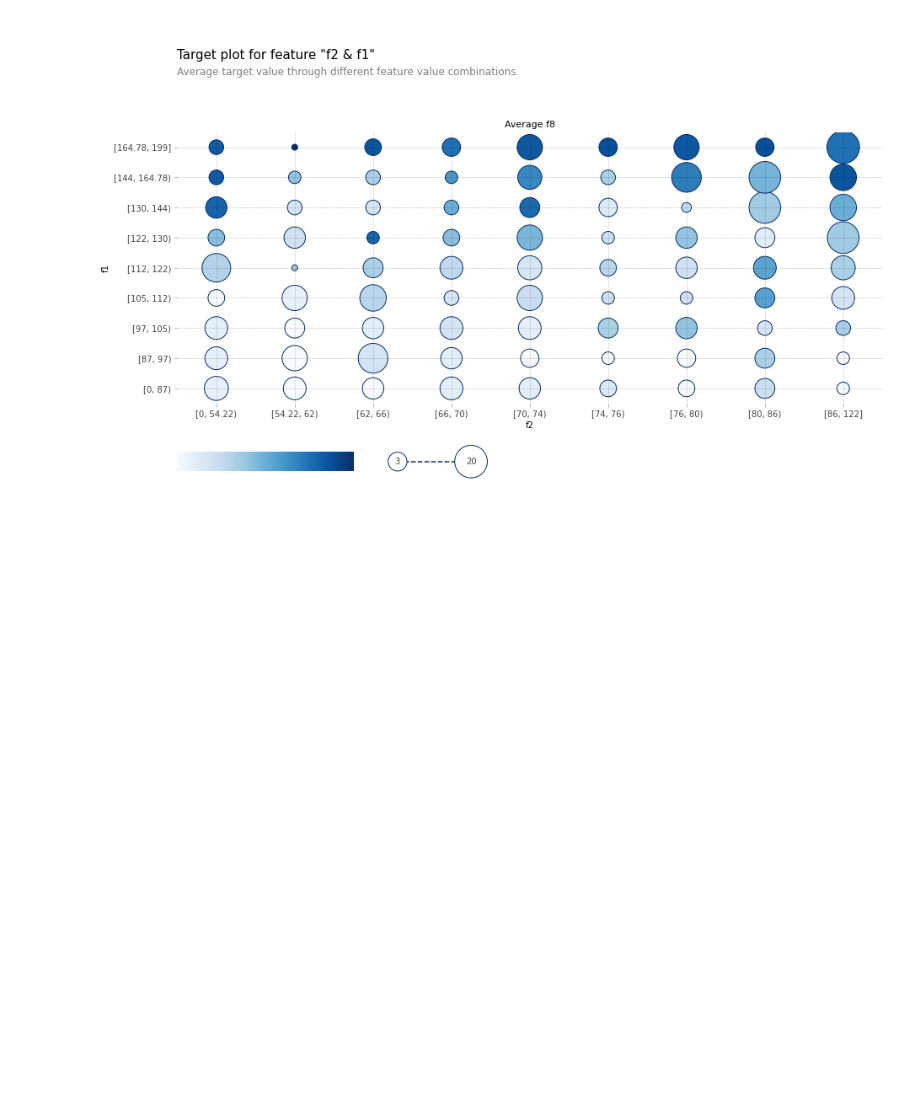
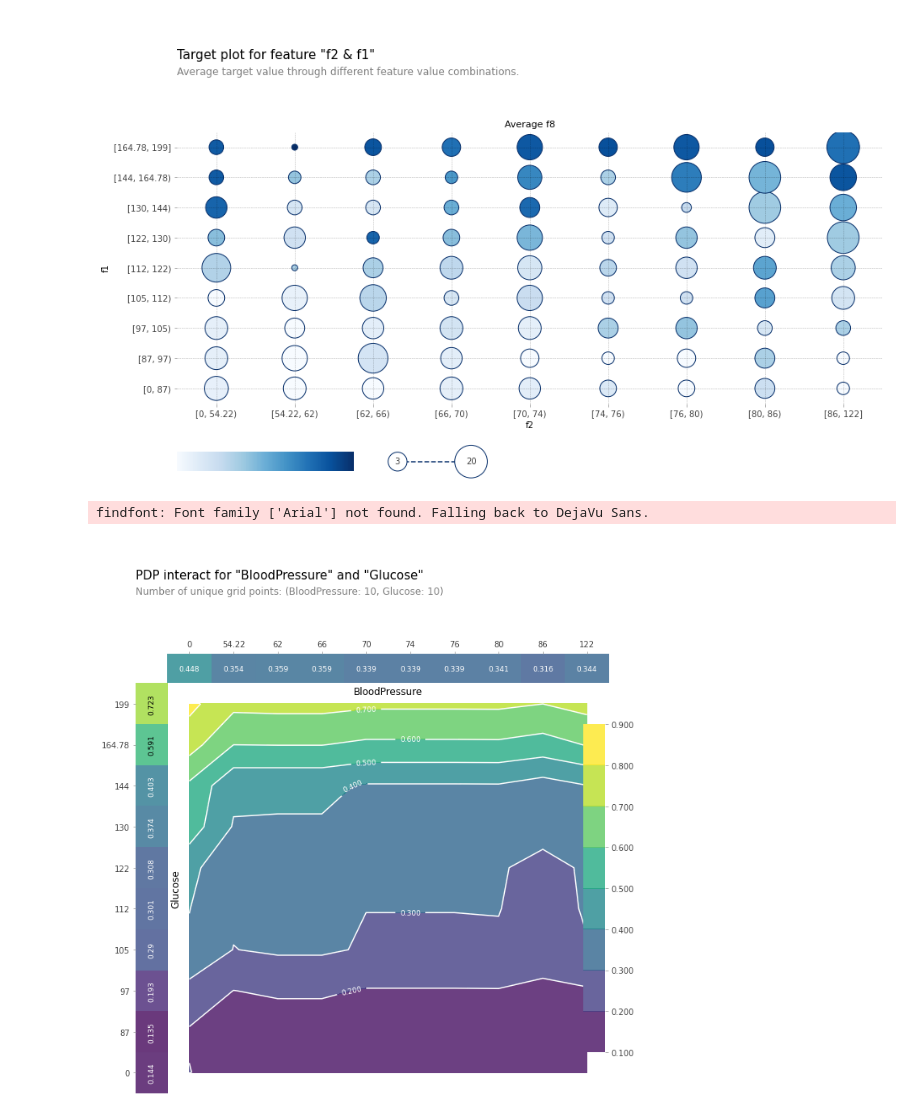
Before and after one commit to hhc703/XAI, a Jupyter notebook: Pima_Indian_Diabetes.ipynb, the cells around one changed output. Saved outputs shown, nothing was run; the diff lists cells and outputs as text; code cells hidden in the pictures; blank space fills up the shorter version.

```diff
--- a/Pima_Indian_Diabetes.ipynb
+++ b/Pima_Indian_Diabetes.ipynb
@@ -206,3 +238,22 @@ fig, axes, summary_df = info_plots.target_plot_interact(
 )
 # %% [output]
 [figure]
+# %%
+from pdpbox.pdp import pdp_interact, pdp_interact_plot
+pdp_interaction = pdp_interact(
+    model=model,
+    dataset=pima_data,
+    model_features=pima_features,
+    features=['f2', 'f1']
+)
+
+fig, axes = pdp_interact_plot(
+    pdp_interact_out=pdp_interaction,
+    feature_names=['BloodPressure', 'Glucose'],
+    plot_type='contour',
+    x_quantile=True,
+    plot_pdp=True
+)
+# %% [output]
+findfont: Font family ['Arial'] not found. Falling back to DejaVu Sans.
+[figure, added]
```
Also changed, not shown: parts of 6 cells of this notebook.
